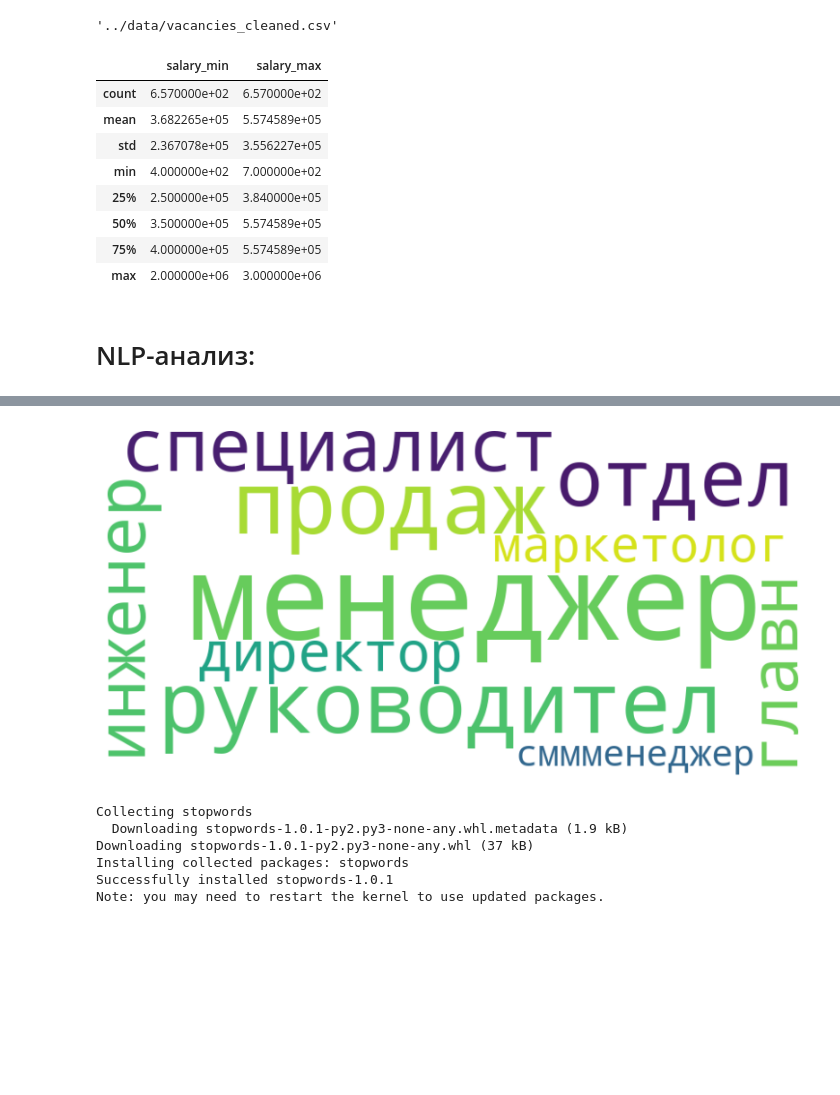
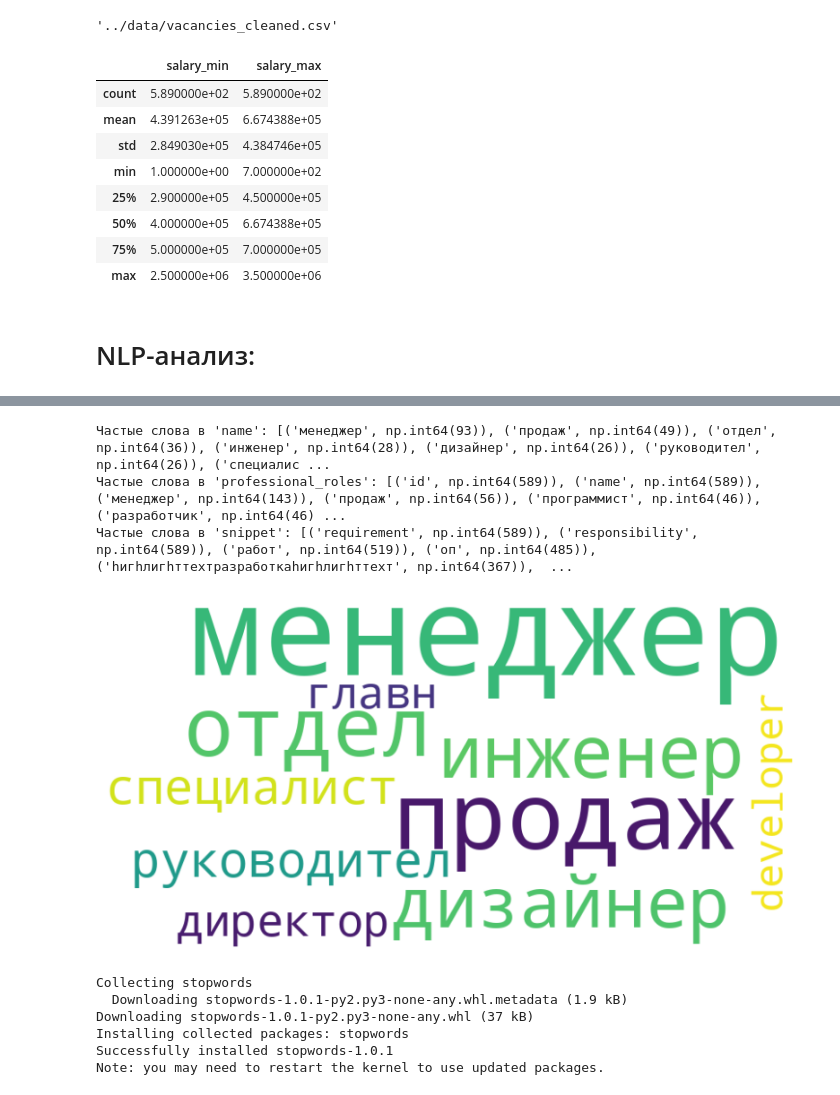
Before and after one commit to Zhanahmet01p/Job_analyze, a Jupyter notebook: notebooks/analyze.ipynb, the cells around one changed output, grey strips where cells are left out. Drawn from its saved outputs; the diff is of its cells as text; code cells hidden in the pictures; blank space fills up the shorter version.

```diff
--- a/notebooks/analyze.ipynb
+++ b/notebooks/analyze.ipynb
@@ -19,0 +20,4 @@ df.head()
+# %%
+df = df.dropna(subset=["salary", "area", "experience"])
+
+print("Dataset after cleaning:", df.shape)
@@ -92,10 +100,14 @@ plt.show()
 # %%
+
+
 import nltk
 from nltk.tokenize import word_tokenize
 from nltk.corpus import stopwords
 from nltk.stem import WordNetLemmatizer
 
-nltk.download('punkt')
+import nltk
+nltk.data.path.append('/path/to/your/nltk_data')  # Replace with your desired path
+nltk.download('punkt_tab')
 nltk.download('stopwords')
 nltk.download('wordnet')
 
@@ -108,7 +120,8 @@ def clean_text(text):
     text = ' '.join([lemmatizer.lemmatize(word) for word in word_tokenize(text) if word.isalnum() and word not in stopwords.words('russian')])
     return text
 
-# Применяем очистку ко всем столбцам с текстом
+
+
 df['name_cleaned'] = df['name'].apply(clean_text)
 df['professional_roles_cleaned'] = df['professional_roles'].apply(clean_text)
 df['snippet_cleaned'] = df['snippet'].apply(clean_text)
@@ -292,17 +304,18 @@ df['salary_max'] = df['salary_max'].fillna(df['salary_max'].mean())  # То же
 df[['salary_min', 'salary_max']].describe()
 # %% [output]
 |  | salary_min | salary_max |
-| count | 6.570000e+02 | 6.570000e+02 |
-| mean | 3.682265e+05 | 5.574589e+05 |
-| std | 2.367078e+05 | 3.556227e+05 |
-| min | 4.000000e+02 | 7.000000e+02 |
-| 25% | 2.500000e+05 | 3.840000e+05 |
-| 50% | 3.500000e+05 | 5.574589e+05 |
-| 75% | 4.000000e+05 | 5.574589e+05 |
-| max | 2.000000e+06 | 3.000000e+06 |
+| count | 5.890000e+02 | 5.890000e+02 |
+| mean | 4.391263e+05 | 6.674388e+05 |
+| std | 2.849030e+05 | 4.384746e+05 |
+| min | 1.000000e+00 | 7.000000e+02 |
+| 25% | 2.900000e+05 | 4.500000e+05 |
+| 50% | 4.000000e+05 | 6.674388e+05 |
+| 75% | 5.000000e+05 | 7.000000e+05 |
+| max | 2.500000e+06 | 3.500000e+06 |
 # %% [markdown]
 <h1>NLP-анализ:</h1>
 # %%
+
 import pandas as pd
 import re
 from sklearn.feature_extraction.text import CountVectorizer
@@ -312,9 +325,12 @@ from nltk.stem import SnowballStemmer
 from wordcloud import WordCloud
 import matplotlib.pyplot as plt
 import nltk
-nltk.download()
+nltk.download('punkt')
+nltk.download('stopwords')
+nltk.download('wordnet')
 
-df = pd.DataFrame(data)
+# Use the existing df instead of creating a new one
+# df = pd.DataFrame(data)  # Removed as data is not defined; using existing df
 
 # Предобработка текста: удаляем лишние символы, приводим к нижнему регистру
 def preprocess_text(text):
@@ -374,4 +393,7 @@ showing info https://raw.githubusercontent.com/nltk/nltk_data/gh-pages/index.xml
+Частые слова в 'name': [('менеджер', np.int64(93)), ('продаж', np.int64(49)), ('отдел', np.int64(36)), ('инженер', np.int64(28)), ('дизайнер', np.int64(26)), ('руководител', np.int64(26)), ('специалис ...
+Частые слова в 'professional_roles': [('id', np.int64(589)), ('name', np.int64(589)), ('менеджер', np.int64(143)), ('продаж', np.int64(56)), ('программист', np.int64(46)), ('разработчик', np.int64(46) ...
+Частые слова в 'snippet': [('requirement', np.int64(589)), ('responsibility', np.int64(589)), ('работ', np.int64(519)), ('оп', np.int64(485)), ('hигhлигhттеxтразработкаhигhлигhттеxт', np.int64(367)),  ...
-[figure, old version]
+[figure, new version]
 # %%
 %pip install stopwords
 # %% [output]
```
Also changed, not shown: parts of 30 cells of this notebook, 16 other files.
